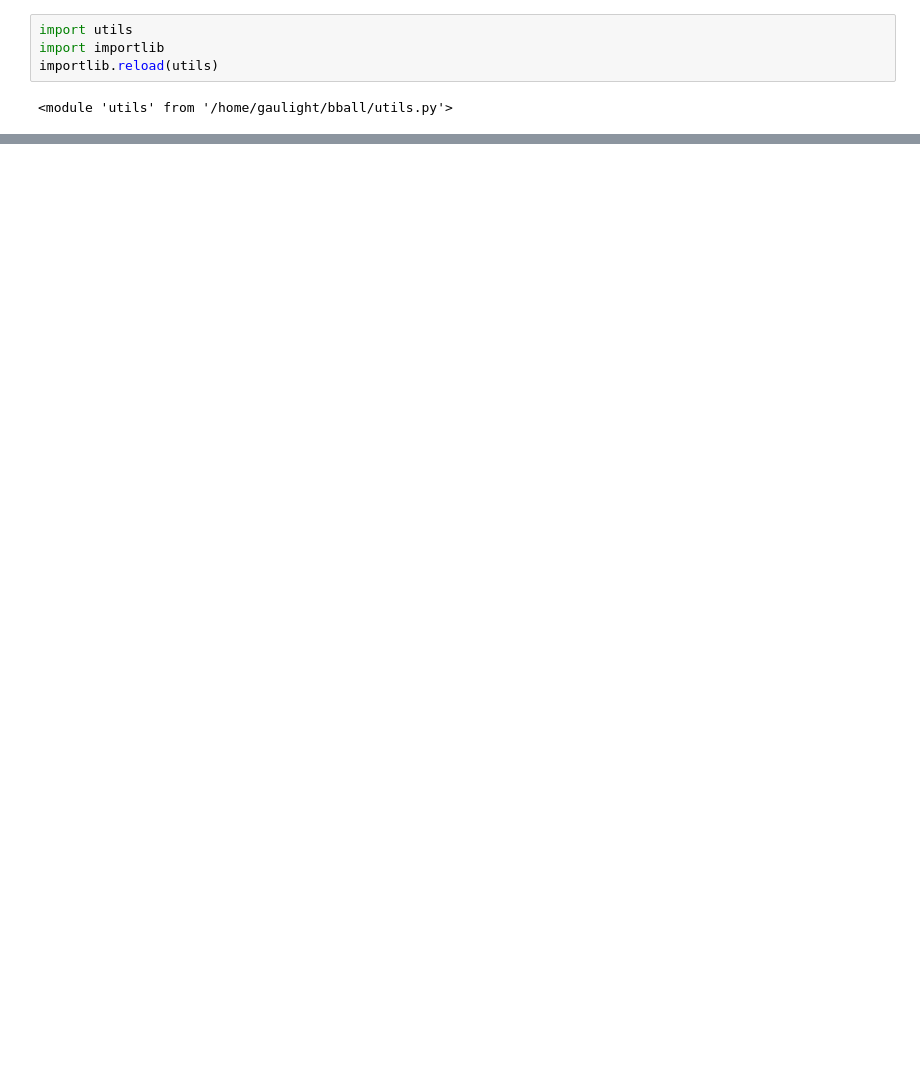
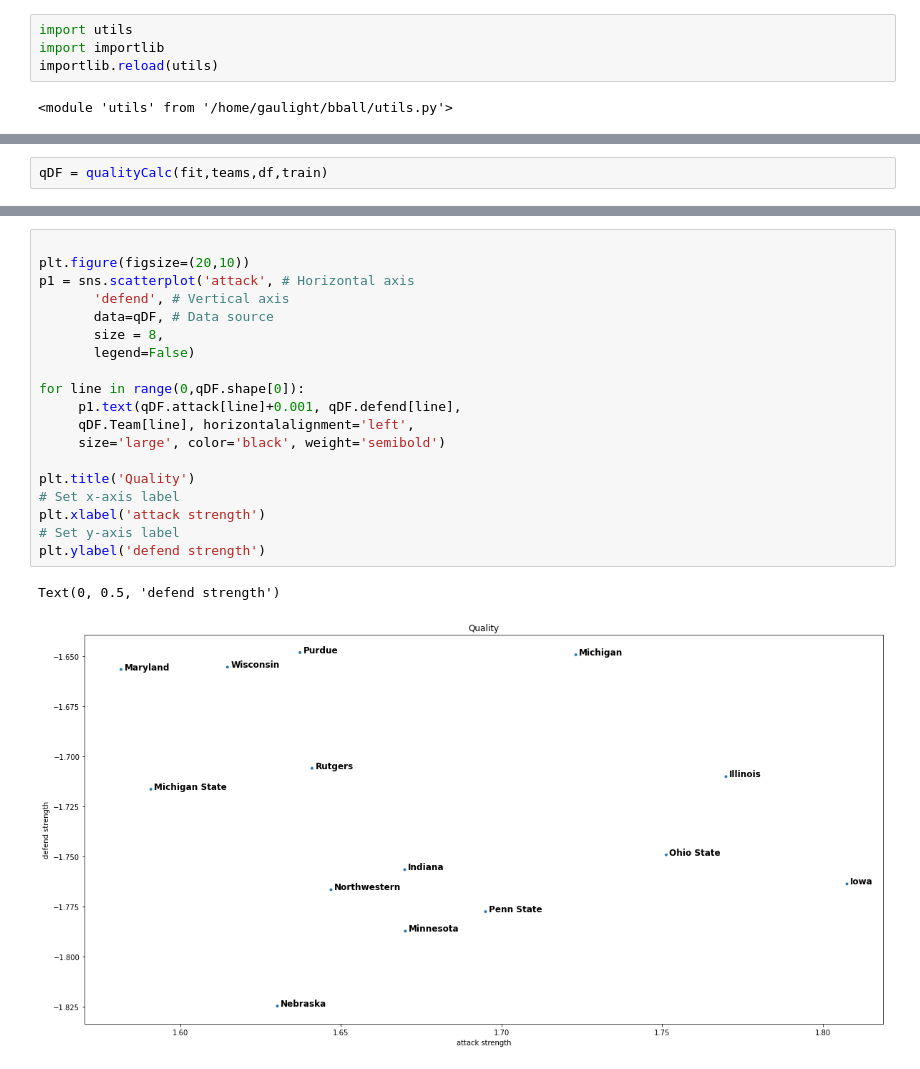
Before and after one commit to gaulight42/bball1, a Jupyter notebook: ncaaBball2022.ipynb, the cells around one changed output, grey strips where cells are left out. Saved outputs shown, nothing was run; the diff lists cells and outputs as text; blank space fills up the shorter version.

```diff
--- a/ncaaBball2022.ipynb
+++ b/ncaaBball2022.ipynb
@@ -950,0 +925,2 @@ output_file("foo.html")
+# %%
+qDF = qualityCalc(fit,teams,df,train)
@@ -950,0 +936,22 @@ output_file("foo.html")
+# %%
+
+plt.figure(figsize=(20,10))
+p1 = sns.scatterplot('attack', # Horizontal axis
+       'defend', # Vertical axis
+       data=qDF, # Data source
+       size = 8,
+       legend=False)
+
+for line in range(0,qDF.shape[0]):
+     p1.text(qDF.attack[line]+0.001, qDF.defend[line],
+     qDF.Team[line], horizontalalignment='left',
+     size='large', color='black', weight='semibold')
+
+plt.title('Quality')
+# Set x-axis label
+plt.xlabel('attack strength')
+# Set y-axis label
+plt.ylabel('defend strength')
+# %% [output]
+Text(0, 0.5, 'defend strength')
+[figure, added]
```
Also changed, not shown: parts of 18 cells of this notebook, 1 other file.
